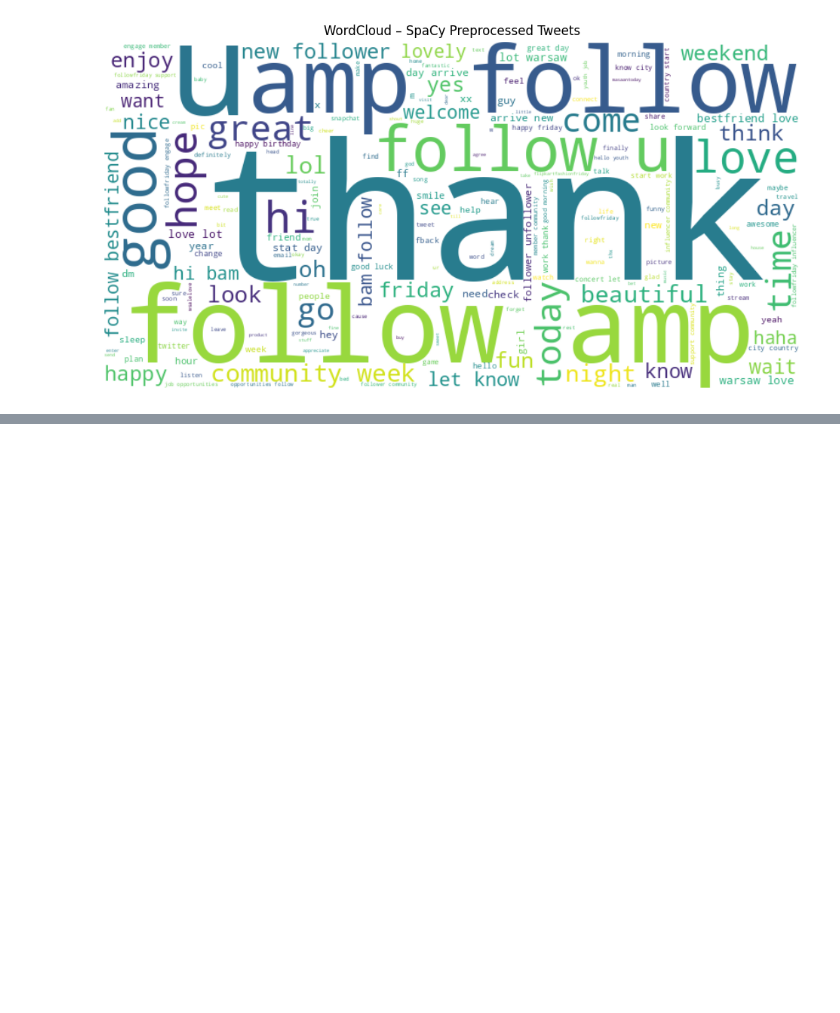
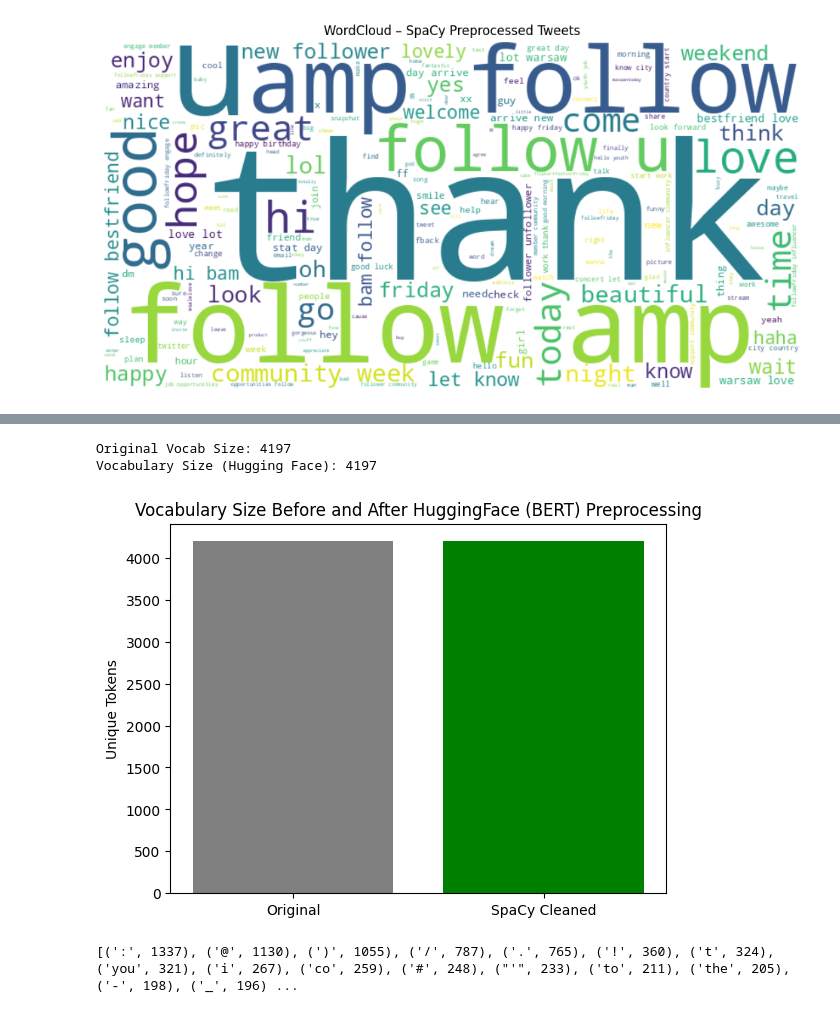
Before and after one commit to TarneemAlaa1/text-preprocessing-nlp, a Jupyter notebook: text-preprocessing-nlp.ipynb, the cells around one changed output, grey strips where cells are left out. Saved outputs shown, nothing was run; the diff lists cells and outputs as text; code cells hidden in the pictures; blank space fills up the shorter version.

Commit message:
Hugging Face (BERT Tokenizer) Preprocessing

```diff
--- a/text-preprocessing-nlp.ipynb
+++ b/text-preprocessing-nlp.ipynb
@@ -533,0 +542,11 @@ plt.show()
+# %%
+from transformers import AutoTokenizer
+
+# Load tokenizer for BERT base
+tokenizer = AutoTokenizer.from_pretrained("bert-base-uncased")
+# %%
+tweet = tweets[0]
+print("Original Tweet:\n", tweet)
+
+tokenized_hg_tweet = tokenizer.tokenize(tweet)
+print("Tokenized Hugging Face Tweet:\n", tokenized_hg_tweet)
@@ -533,0 +558,37 @@ plt.show()
+# %%
+tokenized_hg_all = [tokenizer.tokenize(tweet) for tweet in tweets[:1000]]
+# %%
+# Compare sizes of tokenized before and after preprocessing
+# Flattening
+from itertools import chain
+
+# Tokenized tweets with no cleaning
+original_tokens = [token for tweet in tweets[:1000] for token in tokenizer.tokenize(tweet)]
+
+# Tokenized tweets with hugging face
+all_hg_tokens = list(chain.from_iterable(tokenized_hg_all))
+
+vocab_original = set(original_tokens)
+vocab_hg = set(all_hg_tokens)
+
+print("Original Vocab Size:", len(vocab_original))
+print("Vocabulary Size (Hugging Face):", len(vocab_hg))
+# %% [output]
+Original Vocab Size: 4197
+Vocabulary Size (Hugging Face): 4197
+# %%
+labels = ['Original', 'SpaCy Cleaned']
+sizes = [len(vocab_original), len(vocab_hg)]
+
+plt.bar(labels, sizes, color=['gray', 'green'])
+plt.title('Vocabulary Size Before and After HuggingFace (BERT) Preprocessing')
+plt.ylabel('Unique Tokens')
+plt.show()
+# %% [output]
+[figure, added]
+# %%
+# Top 20 tokens after nltk preprocessing
+token_freq_hg_cleaned = Counter(all_hg_tokens)
+print(token_freq_hg_cleaned.most_common(20))
+# %% [output]
+[(':', 1337), ('@', 1130), (')', 1055), ('/', 787), ('.', 765), ('!', 360), ('t', 324), ('you', 321), ('i', 267), ('co', 259), ('#', 248), ("'", 233), ('to', 211), ('the', 205), ('-', 198), ('_', 196) ...
```
Also changed, not shown: parts of 4 cells of this notebook.
